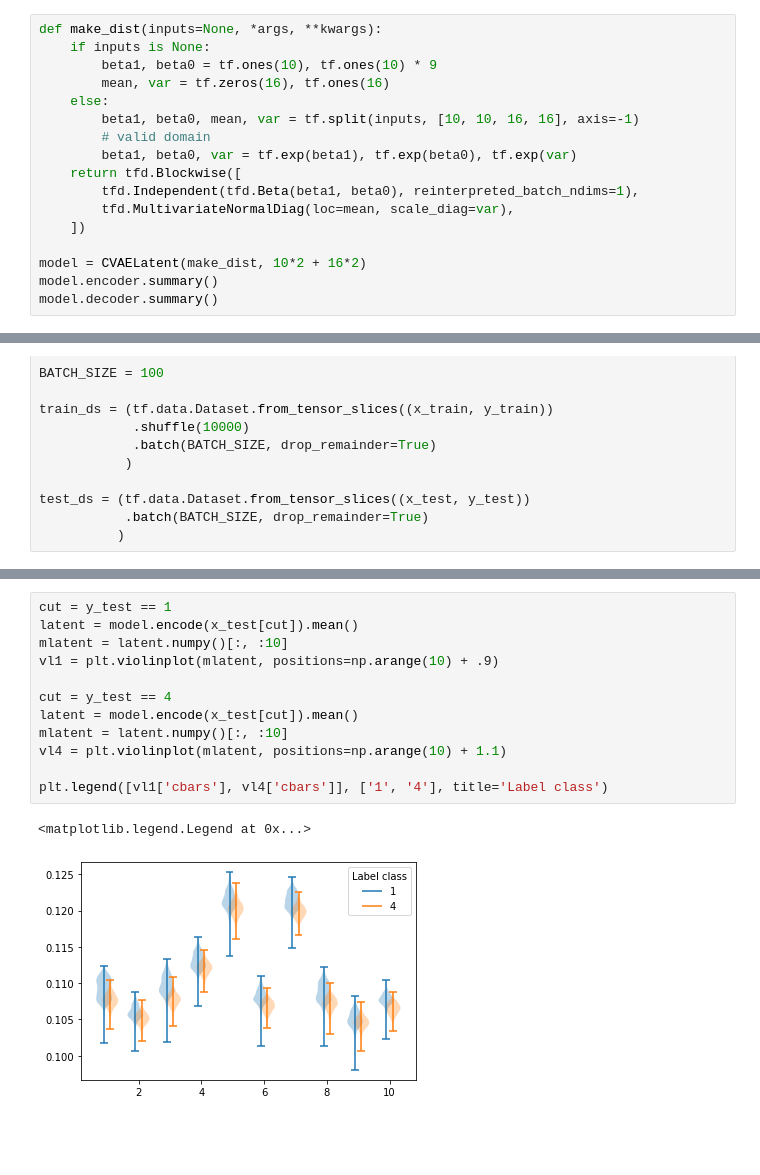
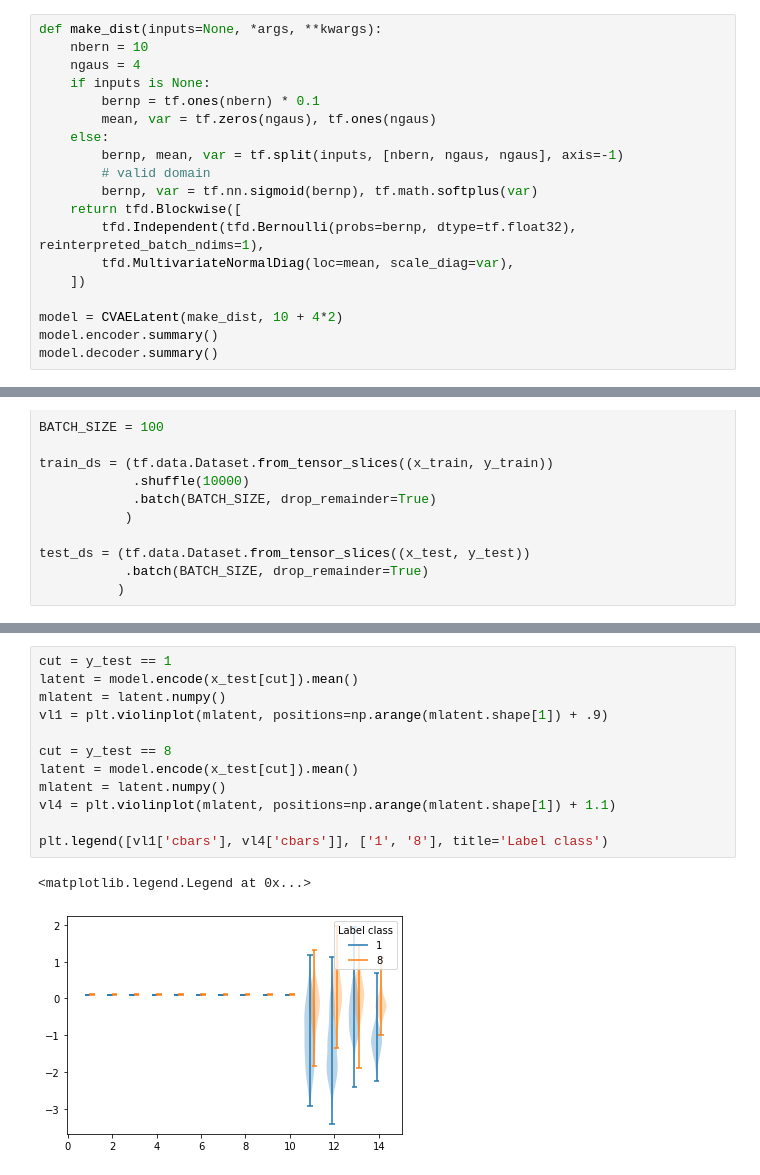
Before and after one commit to nsmith-/UQforWmass, a Jupyter notebook: tfp/vae_mnist.ipynb, the cells around one changed output, grey strips where cells are left out. Drawn from its saved outputs; the diff is of its cells as text; blank space fills up the shorter version.

```diff
--- a/tfp/vae_mnist.ipynb
+++ b/tfp/vae_mnist.ipynb
@@ -80,19 +85,21 @@ class CVAELatent(tfk.Model):
         return out
 # %%
 def make_dist(inputs=None, *args, **kwargs):
+    nbern = 10
+    ngaus = 4
     if inputs is None:
-        beta1, beta0 = tf.ones(10), tf.ones(10) * 9
-        mean, var = tf.zeros(16), tf.ones(16)
+        bernp = tf.ones(nbern) * 0.1
+        mean, var = tf.zeros(ngaus), tf.ones(ngaus)
     else:
-        beta1, beta0, mean, var = tf.split(inputs, [10, 10, 16, 16], axis=-1)
+        bernp, mean, var = tf.split(inputs, [nbern, ngaus, ngaus], axis=-1)
         # valid domain
-        beta1, beta0, var = tf.exp(beta1), tf.exp(beta0), tf.exp(var)
+        bernp, var = tf.nn.sigmoid(bernp), tf.math.softplus(var)
     return tfd.Blockwise([
-        tfd.Independent(tfd.Beta(beta1, beta0), reinterpreted_batch_ndims=1),
+        tfd.Independent(tfd.Bernoulli(probs=bernp, dtype=tf.float32), reinterpreted_batch_ndims=1),
         tfd.MultivariateNormalDiag(loc=mean, scale_diag=var),
     ])
 
-model = CVAELatent(make_dist, 10*2 + 16*2)
+model = CVAELatent(make_dist, 10 + 4*2)
 model.encoder.summary()
 model.decoder.summary()
 # %% [output]
@@ -205,15 +218,15 @@ for ax in axes.flatten()[1:]:
 # %%
 cut = y_test == 1
 latent = model.encode(x_test[cut]).mean()
-mlatent = latent.numpy()[:, :10]
-vl1 = plt.violinplot(mlatent, positions=np.arange(10) + .9)
+mlatent = latent.numpy()
+vl1 = plt.violinplot(mlatent, positions=np.arange(mlatent.shape[1]) + .9)
 
-cut = y_test == 4
+cut = y_test == 8
 latent = model.encode(x_test[cut]).mean()
-mlatent = latent.numpy()[:, :10]
-vl4 = plt.violinplot(mlatent, positions=np.arange(10) + 1.1)
+mlatent = latent.numpy()
+vl4 = plt.violinplot(mlatent, positions=np.arange(mlatent.shape[1]) + 1.1)
 
-plt.legend([vl1['cbars'], vl4['cbars']], ['1', '4'], title='Label class')
+plt.legend([vl1['cbars'], vl4['cbars']], ['1', '8'], title='Label class')
 # %% [output]
 <matplotlib.legend.Legend at 0x...>
-[figure, old version]
+[figure, new version]
```
Also changed, not shown: parts of 13 cells of this notebook.
